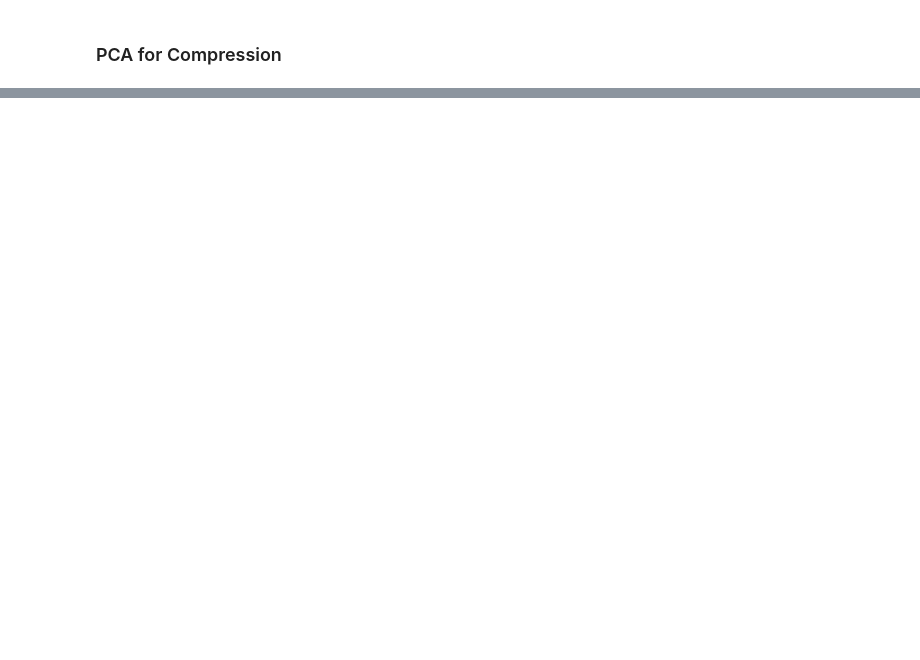
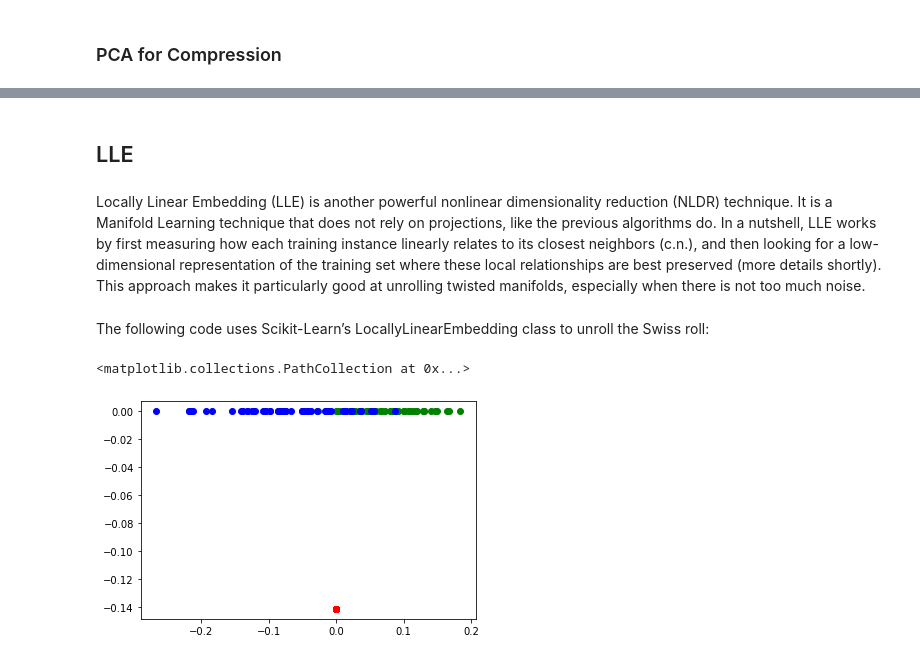
Before and after one commit to Nosteffany/hands_on_ml, a Jupyter notebook: DimReduction/DimReduction.ipynb, the cells around one changed output, grey strips where cells are left out. Cells and saved outputs as stored; diff of their text form; code cells hidden in the pictures; blank space fills up the shorter version.

```diff
--- a/DimReduction/DimReduction.ipynb
+++ b/DimReduction/DimReduction.ipynb
@@ -157,9 +157,10 @@ principal components of the training set, then extracts the two unit vectors tha
 define the first two PCs:
 # %%
 import numpy as np
-from sklearn.datasets import fetch_california_housing
+from sklearn.datasets import load_iris
 
 np.set_printoptions(suppress=True)
 
-data = fetch_california_housing()
-X = data.data[:8000]
+data = load_iris()
+X = data.data
+y = data.target
@@ -258,0 +407,28 @@ wouldn’t lose too much explained variance.
+# %% [markdown]
+## LLE
+# %% [markdown]
+Locally Linear Embedding (LLE)  is another powerful nonlinear dimensionality
+reduction (NLDR) technique. It is a Manifold Learning technique that does not
+rely on projections, like the previous algorithms do. In a nutshell, LLE works by
+first measuring how each training instance linearly relates to its closest
+neighbors (c.n.), and then looking for a low-dimensional representation of the
+training set where these local relationships are best preserved (more details
+shortly). This approach makes it particularly good at unrolling twisted
+manifolds, especially when there is not too much noise.
+# %% [markdown]
+The following code uses Scikit-Learn’s LocallyLinearEmbedding class to
+unroll the Swiss roll:
+# %%
+from sklearn.manifold import LocallyLinearEmbedding
+lle = LocallyLinearEmbedding(n_components=2, n_neighbors=10)
+
+X_reduced = lle.fit_transform(X)
+# %%
+import matplotlib.pyplot as plt
+
+plt.scatter(X_reduced[y==0][:,1],X_reduced[y==0][:,0],c='red')
+plt.scatter(X_reduced[y==1][:,1],X_reduced[y==1][:,0],c='green')
+plt.scatter(X_reduced[y==2][:,1],X_reduced[y==2][:,0],c='blue')
+# %% [output]
+<matplotlib.collections.PathCollection at 0x...>
+[figure, added]
```
Also changed, not shown: parts of 33 cells of this notebook, 12 other files.
